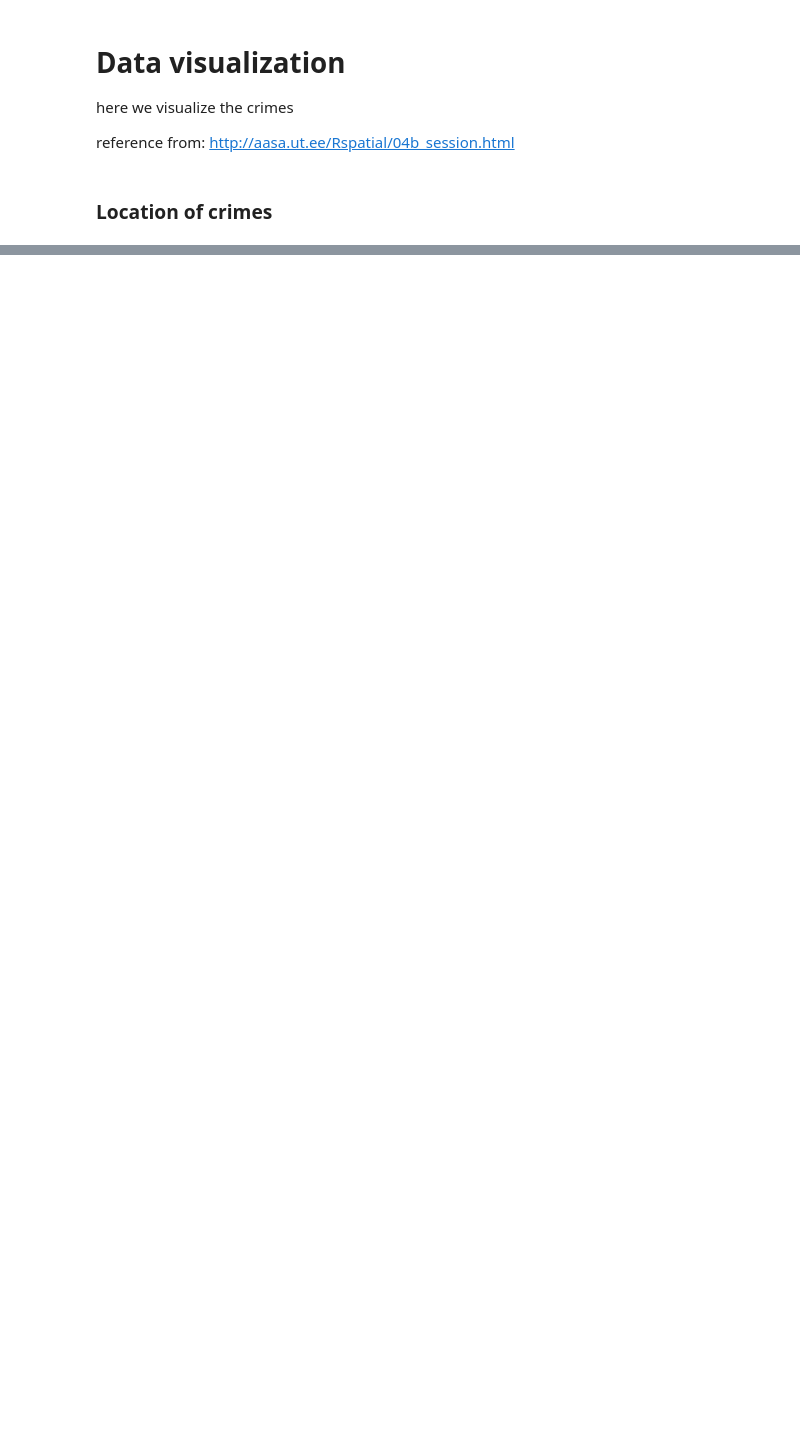
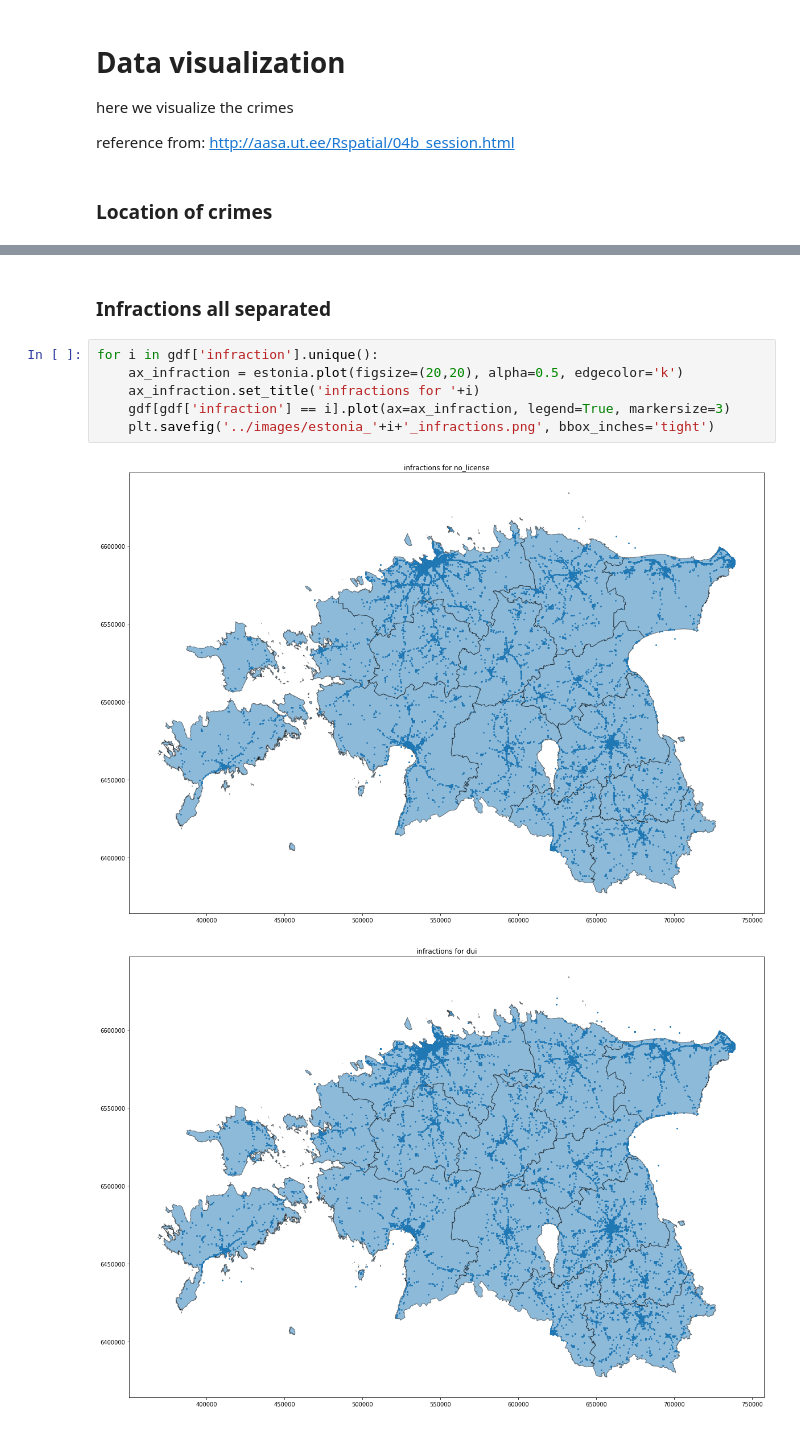
Before and after one commit to snemvalts/ids2019-m16-traffic-violations, a Jupyter notebook: notebooks/Data visualization.ipynb, the cells around one changed output, grey strips where cells are left out. Saved outputs shown, nothing was run; the diff lists cells and outputs as text; blank space fills up the shorter version.

```diff
--- a/notebooks/Data visualization.ipynb
+++ b/notebooks/Data visualization.ipynb
@@ -37,0 +54,11 @@ it's red, from the blood caused by the traffic accidents!
+# %% [markdown]
+### Infractions all separated
+# %%
+for i in gdf['infraction'].unique():
+    ax_infraction = estonia.plot(figsize=(20,20), alpha=0.5, edgecolor='k')
+    ax_infraction.set_title('infractions for '+i)
+    gdf[gdf['infraction'] == i].plot(ax=ax_infraction, legend=True, markersize=3)
+    plt.savefig('../images/estonia_'+i+'_infractions.png', bbox_inches='tight')
+# %% [output]
+[figure, added]
+[figure, added]
```
Also changed, not shown: parts of 8 cells of this notebook, 10 other files.
